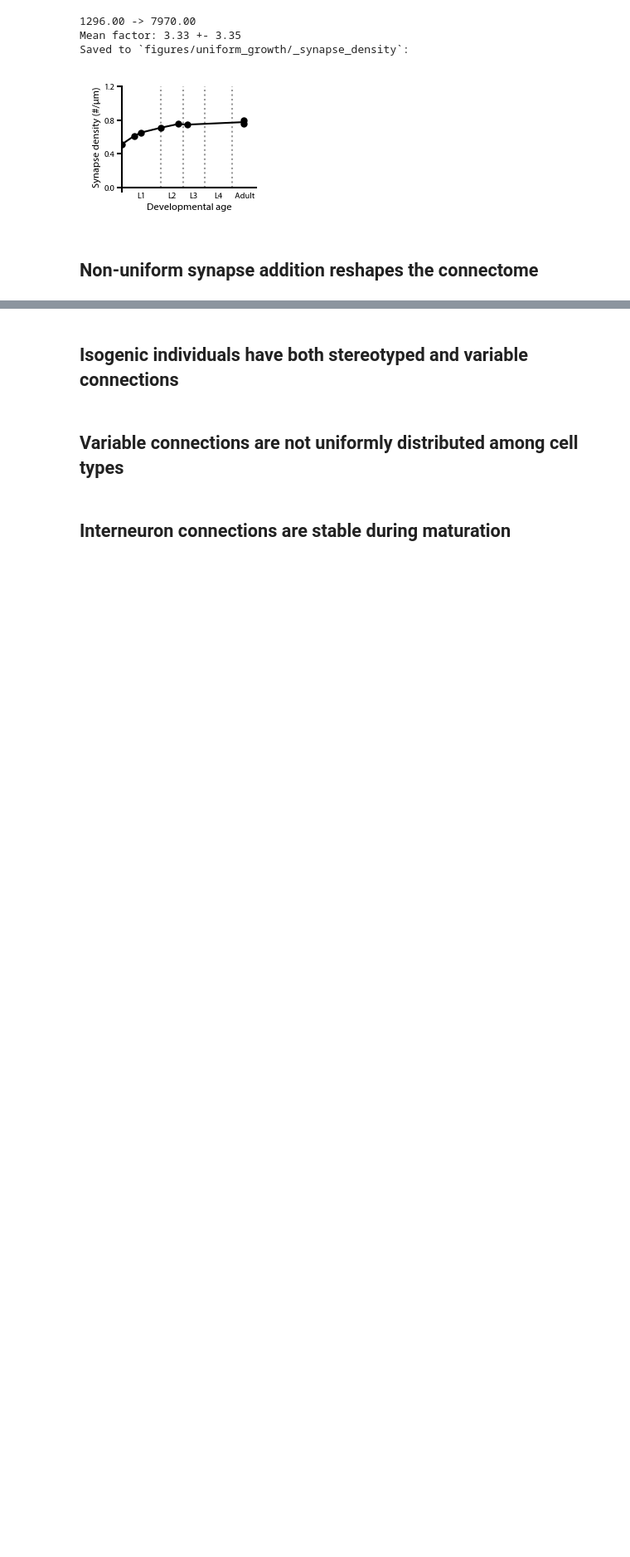
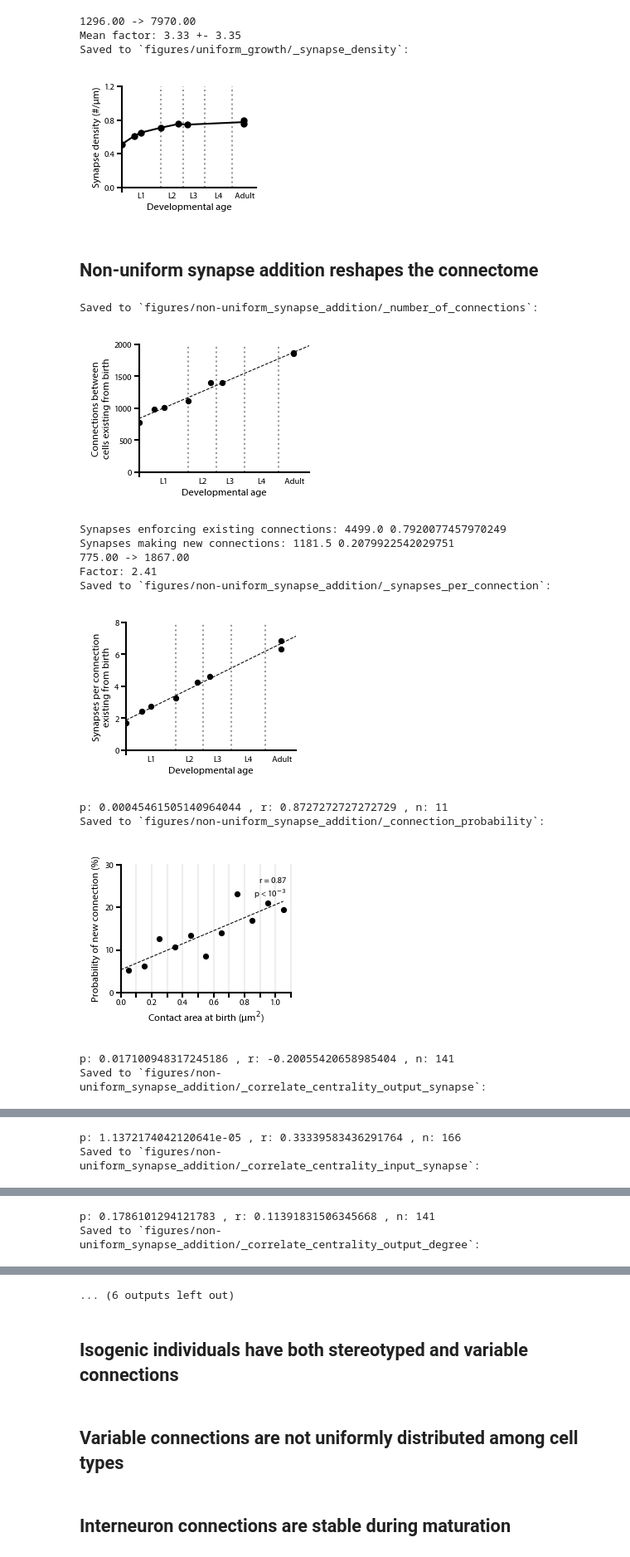
Before and after one commit to dwitvliet/nature2021, a Jupyter notebook: generate_figures.ipynb, the cells around one changed output, grey strips where cells are left out. Shown at 83% size. Saved outputs shown, nothing was run; the diff lists cells and outputs as text; code cells hidden in the pictures; blank space fills up the shorter version.

Commit message:
Added non-uniform synapse addition

```diff
--- a/generate_figures.ipynb
+++ b/generate_figures.ipynb
@@ -68,3 +68,28 @@ Saved to `figures/uniform_growth/_synapse_density`:
 [figure]
 # %% [markdown]
 ## Non-uniform synapse addition reshapes the connectome
+# %%
+fig = nonuniform_synapse_addition.Figure('figures/non-uniform_synapse_addition')
+
+fig.number_of_connections('')
+fig.edge_changes('')
+fig.new_edge_contacts('')
+fig.correlate_centrality_with_growth('', increase='synapse', input_output='output')
+fig.correlate_centrality_with_growth('', increase='synapse', input_output='input')
+fig.correlate_centrality_with_growth('', increase='degree', input_output='output')
+fig.correlate_centrality_with_growth('', increase='degree', input_output='input')
+fig.hebbian_plasticity('', quantify_slope=False)
+# %% [output]
+Saved to `figures/non-uniform_synapse_addition/_number_of_connections`:
+[figure, added]
+Synapses enforcing existing connections: 4499.0 0.7920077457970249
+Synapses making new connections: 1181.5 0.2079922542029751
+775.00 -> 1867.00
+Factor: 2.41
+Saved to `figures/non-uniform_synapse_addition/_synapses_per_connection`:
+[figure, added]
+p: 0.00045461505140964044 , r: 0.8727272727272729 , n: 11
+Saved to `figures/non-uniform_synapse_addition/_connection_probability`:
+[figure, added]
+p: 0.017100948317245186 , r: -0.20055420658985404 , n: 141
+Saved to `figures/non-uniform_synapse_addition/_correlate_centrality_output_synapse`:
@@ -70,0 +97,2 @@ Saved to `figures/uniform_growth/_synapse_density`:
+p: 1.1372174042120641e-05 , r: 0.33339583436291764 , n: 166
+Saved to `figures/non-uniform_synapse_addition/_correlate_centrality_input_synapse`:
@@ -70,0 +100,2 @@ Saved to `figures/uniform_growth/_synapse_density`:
+p: 0.1786101294121783 , r: 0.11391831506345668 , n: 141
+Saved to `figures/non-uniform_synapse_addition/_correlate_centrality_output_degree`:
@@ -71,3 +103,4 @@ Saved to `figures/uniform_growth/_synapse_density`:
+... (6 outputs left out)
 # %% [markdown]
 ## Isogenic individuals have both stereotyped and variable connections
 # %% [markdown]
```
Also changed, not shown: parts of 2 cells of this notebook, 20 other files.
